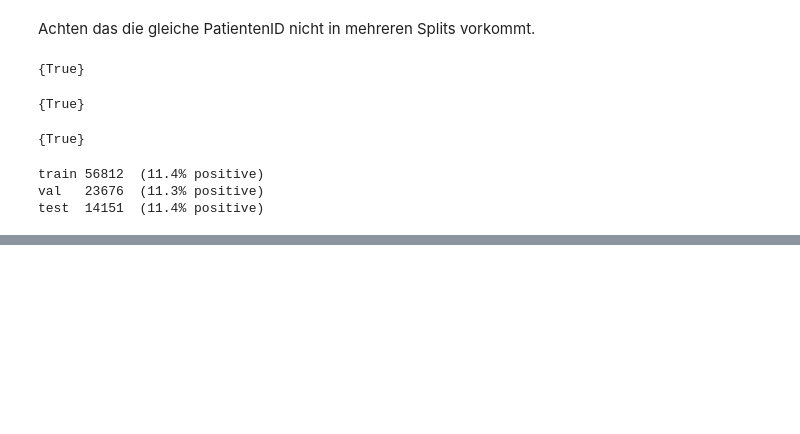
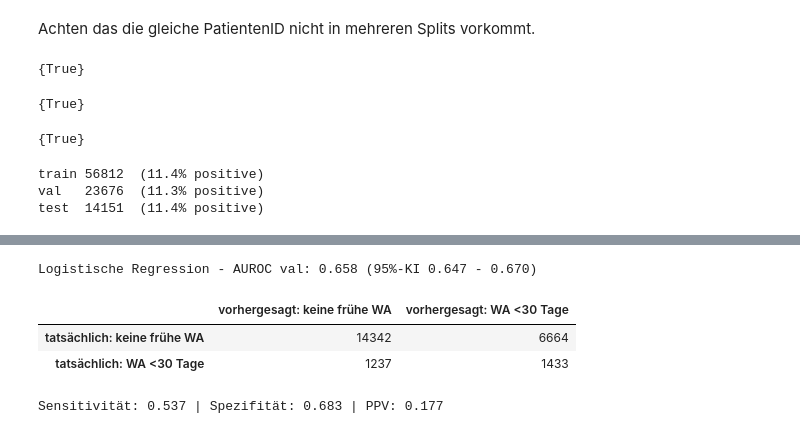
Before and after one commit to Marcinho2107/KIGW, a Jupyter notebook: ue1/ue1_elbischger_krauss.ipynb, the cells around one changed output, grey strips where cells are left out. Drawn from its saved outputs; the diff is of its cells as text; code cells hidden in the pictures; blank space fills up the shorter version.

```diff
--- a/ue1/ue1_elbischger_krauss.ipynb
+++ b/ue1/ue1_elbischger_krauss.ipynb
@@ -582,0 +648,31 @@ test  14151  (11.4% positive)
+# %%
+#finales Baseline-Modell mit dem besten C
+log_reg = LogisticRegression(C=best_C, class_weight="balanced", max_iter=2000, random_state=SEED)
+log_reg.fit(X_train_enc, Y_train)
+
+p_val_lr = log_reg.predict_proba(X_val_enc)[:, 1]
+auroc_val_lr = roc_auc_score(Y_val, p_val_lr)
+
+#Unsicherheit der AUROC: Bootstrap über die Validierungsaufenthalte (95%-Konfidenzintervall)
+rng = np.random.default_rng(SEED)
+boot = []
+for _ in range(1000):
+    idx = rng.integers(0, len(Y_val), len(Y_val))
+    boot.append(roc_auc_score(Y_val[idx], p_val_lr[idx]))
+ci_low, ci_high = np.percentile(boot, [2.5, 97.5])
+print(f"Logistische Regression - AUROC val: {auroc_val_lr:.3f} (95%-KI {ci_low:.3f} - {ci_high:.3f})")
+
+#Confusion Matrix auf dem Validierungsset (Schwelle 0,5)
+pred_val_lr = (p_val_lr >= 0.5).astype(int)
+cm_lr = confusion_matrix(Y_val, pred_val_lr)
+display(pd.DataFrame(cm_lr,
+                     index=["tatsächlich: keine frühe WA", "tatsächlich: WA <30 Tage"],
+                     columns=["vorhergesagt: keine frühe WA", "vorhergesagt: WA <30 Tage"]))
+tn, fp, fn, tp = cm_lr.ravel()
+print(f"Sensitivität: {tp/(tp+fn):.3f} | Spezifität: {tn/(tn+fp):.3f} | PPV: {tp/(tp+fp):.3f}")
+# %% [output]
+Logistische Regression - AUROC val: 0.658 (95%-KI 0.647 - 0.670)
+|  | vorhergesagt: keine frühe WA | vorhergesagt: WA <30 Tage |
+| tatsächlich: keine frühe WA | 14342 | 6664 |
+| tatsächlich: WA <30 Tage | 1237 | 1433 |
+Sensitivität: 0.537 | Spezifität: 0.683 | PPV: 0.177
```
Also changed, not shown: parts of 8 cells of this notebook.
